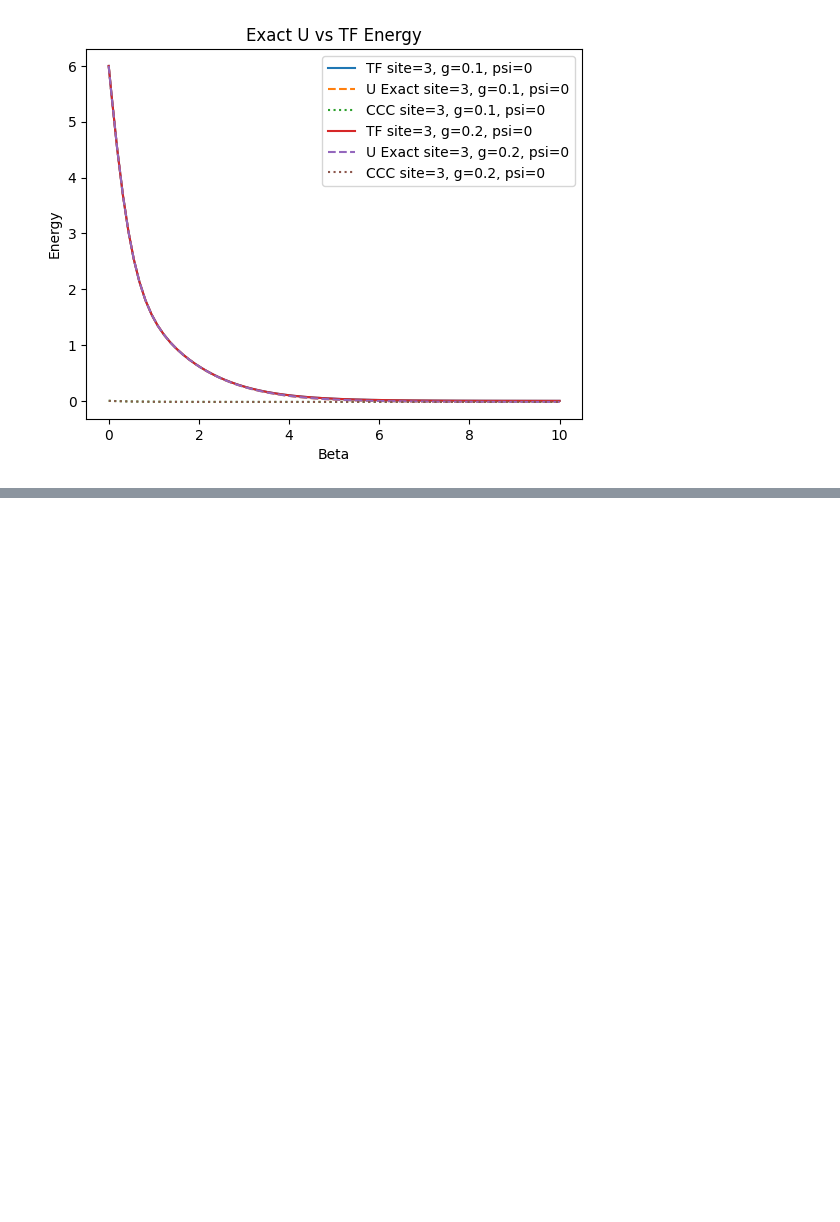
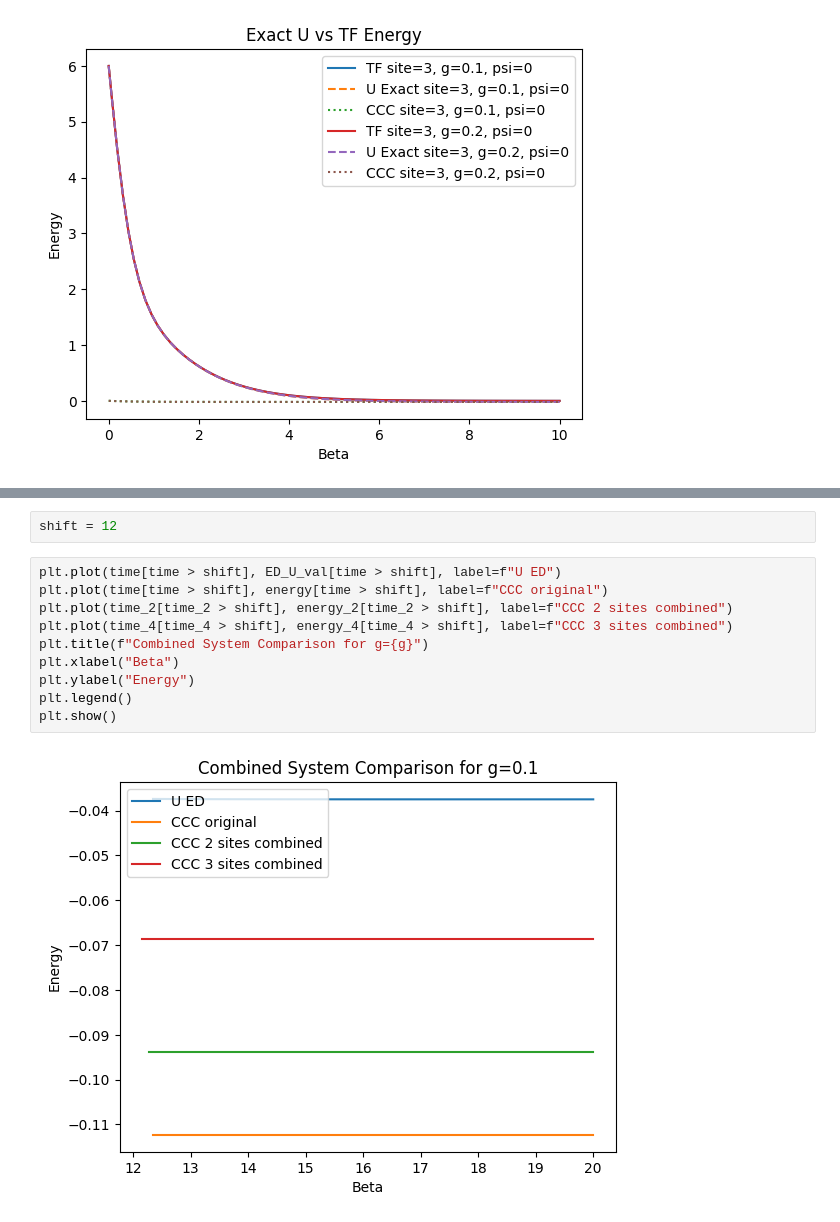
Before and after one commit to Gilfrim/Computational-Analysis-of-Many-Rotor-Systems, a Jupyter notebook: script_examples/script_examples_2.ipynb, the cells around one changed output, grey strips where cells are left out. Drawn from its saved outputs; the diff is of its cells as text; blank space fills up the shorter version.

```diff
--- a/script_examples/script_examples_2.ipynb
+++ b/script_examples/script_examples_2.ipynb
@@ -495,0 +696,14 @@ plt.show()
+# %%
+shift = 12
+# %%
+plt.plot(time[time > shift], ED_U_val[time > shift], label=f"U ED")
+plt.plot(time[time > shift], energy[time > shift], label=f"CCC original")
+plt.plot(time_2[time_2 > shift], energy_2[time_2 > shift], label=f"CCC 2 sites combined")
+plt.plot(time_4[time_4 > shift], energy_4[time_4 > shift], label=f"CCC 3 sites combined")
+plt.title(f"Combined System Comparison for g={g}")
+plt.xlabel("Beta")
+plt.ylabel("Energy")
+plt.legend()
+plt.show()
+# %% [output]
+[figure, added]
```
Also changed, not shown: parts of 30 cells of this notebook, 8 other files.
